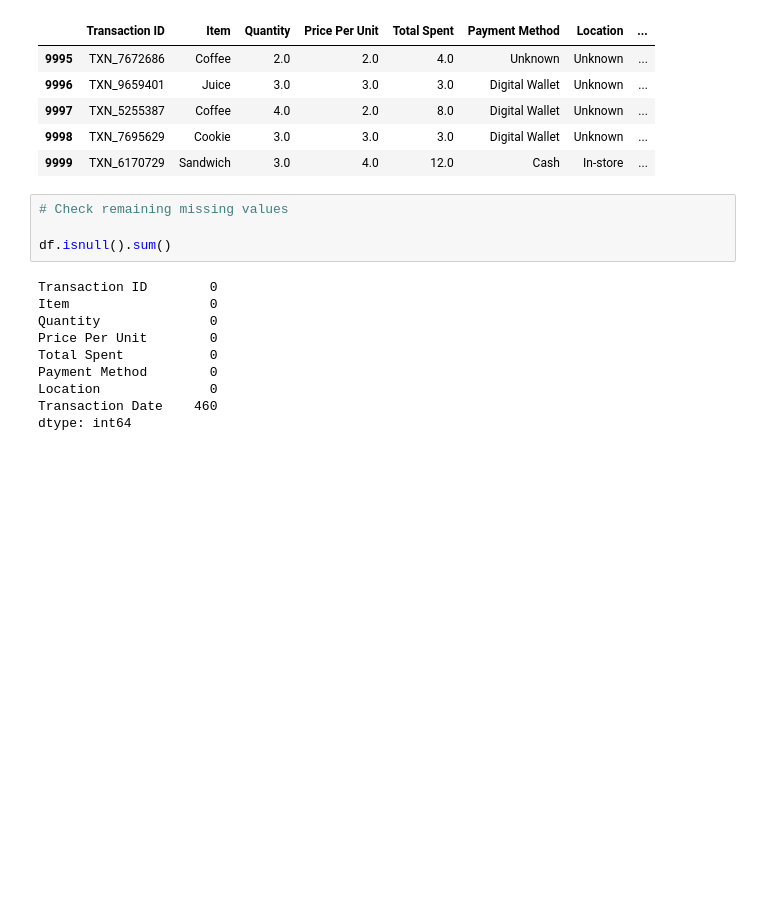
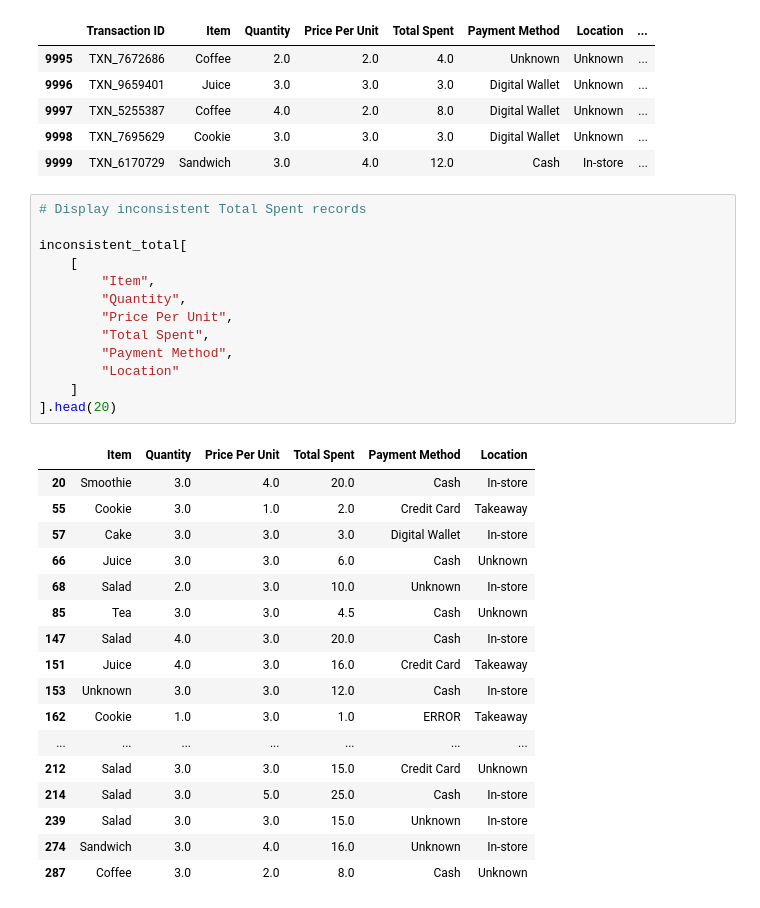
Before and after one commit to VinutaNaik27/Yuvaintern-Data-Science-Internship, a Jupyter notebook: Data_preprocessing.ipynb, the cells around one changed output. Cells and saved outputs as stored; diff of their text form; blank space fills up the shorter version.

```diff
--- a/Data_preprocessing.ipynb
+++ b/Data_preprocessing.ipynb
@@ -473,17 +477,34 @@ df.tail()
 | 9997 | TXN_5255387 | Coffee | 4.0 | 2.0 | 8.0 | Digital Wallet | Unknown | ... |
 | 9998 | TXN_7695629 | Cookie | 3.0 | 3.0 | 3.0 | Digital Wallet | Unknown | ... |
 | 9999 | TXN_6170729 | Sandwich | 3.0 | 4.0 | 12.0 | Cash | In-store | ... |
-# %%
-# Check remaining missing values
-
-df.isnull().sum()
-# %% [output]
-Transaction ID        0
-Item                  0
-Quantity              0
-Price Per Unit        0
-Total Spent           0
-Payment Method        0
-Location              0
-Transaction Date    460
-dtype: int64
+# %%
+# Display inconsistent Total Spent records
+
+inconsistent_total[
+    [
+        "Item",
+        "Quantity",
+        "Price Per Unit",
+        "Total Spent",
+        "Payment Method",
+        "Location"
+    ]
+].head(20)
+# %% [output]
+|  | Item | Quantity | Price Per Unit | Total Spent | Payment Method | Location |
+| 20 | Smoothie | 3.0 | 4.0 | 20.0 | Cash | In-store |
+| 55 | Cookie | 3.0 | 1.0 | 2.0 | Credit Card | Takeaway |
+| 57 | Cake | 3.0 | 3.0 | 3.0 | Digital Wallet | In-store |
+| 66 | Juice | 3.0 | 3.0 | 6.0 | Cash | Unknown |
+| 68 | Salad | 2.0 | 3.0 | 10.0 | Unknown | In-store |
+| 85 | Tea | 3.0 | 3.0 | 4.5 | Cash | Unknown |
+| 147 | Salad | 4.0 | 3.0 | 20.0 | Cash | In-store |
+| 151 | Juice | 4.0 | 3.0 | 16.0 | Credit Card | Takeaway |
+| 153 | Unknown | 3.0 | 3.0 | 12.0 | Cash | In-store |
+| 162 | Cookie | 1.0 | 3.0 | 1.0 | ERROR | Takeaway |
+| ... | ... | ... | ... | ... | ... | ... |
+| 212 | Salad | 3.0 | 3.0 | 15.0 | Credit Card | Unknown |
+| 214 | Salad | 3.0 | 5.0 | 25.0 | Cash | In-store |
+| 239 | Salad | 3.0 | 3.0 | 15.0 | Unknown | In-store |
+| 274 | Sandwich | 3.0 | 4.0 | 16.0 | Unknown | In-store |
+| 287 | Coffee | 3.0 | 2.0 | 8.0 | Cash | Unknown |
```
Also changed, not shown: parts of 23 cells of this notebook.
